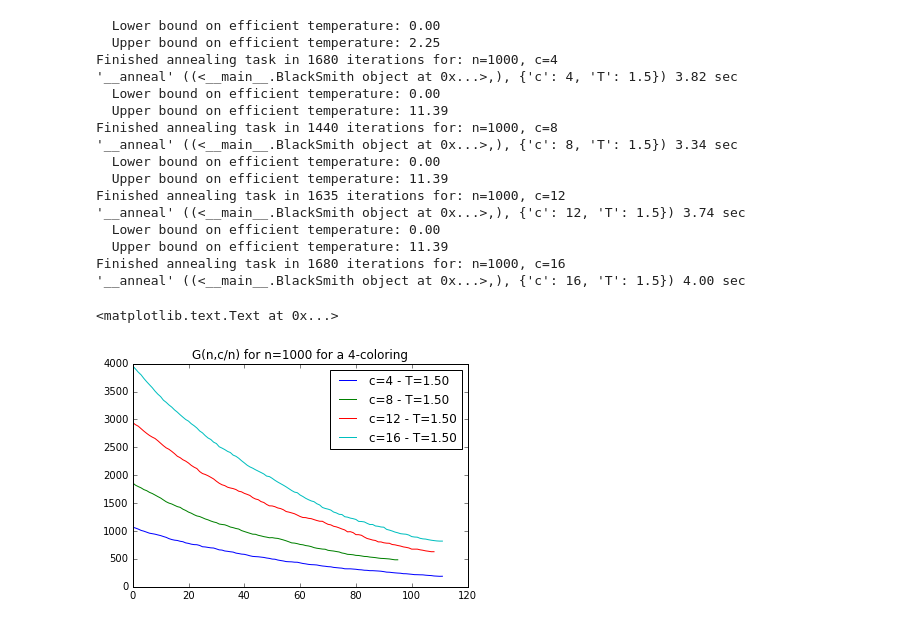
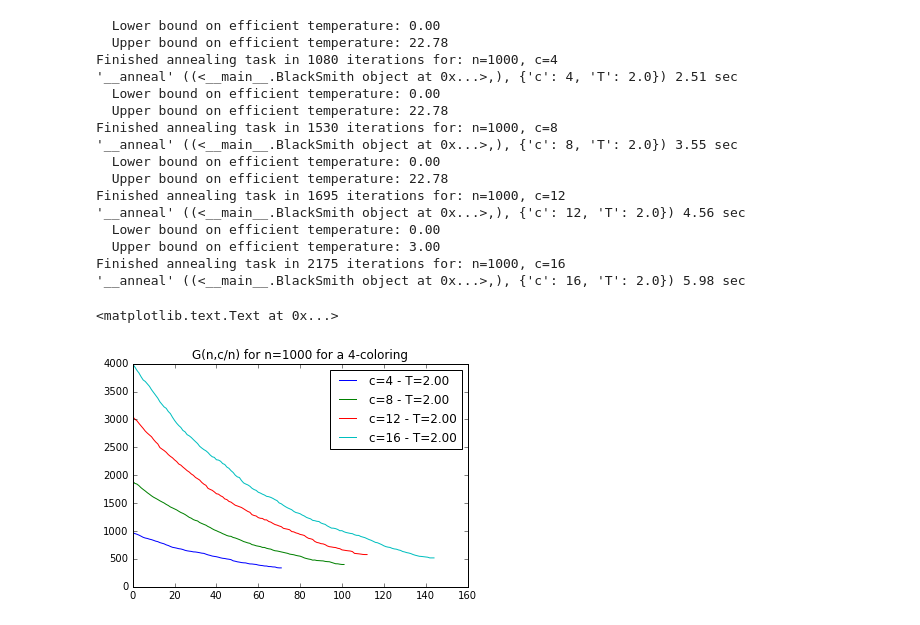
Before and after one commit to JoelDan192/JCastellon_LiuChen, a Jupyter notebook: SA_hamiltonians.ipynb, the cells around one changed output. Cells and saved outputs as stored; diff of their text form; code cells hidden in the pictures.

```diff
--- a/SA_hamiltonians.ipynb
+++ b/SA_hamiltonians.ipynb
@@ -87,7 +87,7 @@ class HamiltonianWorker(object):
         prevEnergy = self.E
         while T==0.0:
             steps+=1
-            _,newEnergy = self.__next_state_and_energy()
+            newColor,newEnergy = self.__next_state_and_energy()
             self.__update(newColor,newEnergy)
             T = abs(self.E - prevEnergy)
             prevEnergy = self.E
@@ -245,39 +245,39 @@ class BlackSmith(object):
 # %%
 %matplotlib inline
 import pandas as pd
 import matplotlib.pyplot as plt
 import itertools
 
 ## Example execution
 nb_vertices = 1000
 mean_degs = [4,8,12,16] #mean degress for Gnp's
 nb_colors = 4
 CoolingPeriod = 15 #TODO: optimize, try different parameters
-T_guess = 1.5
+T_guess = 2.0
 
 ct_pairs = zip(mean_degs,itertools.repeat(T_guess,len(mean_degs)))
 bsm = BlackSmith(q=nb_colors,n=nb_vertices,T_Period=CoolingPeriod,workline=ct_pairs,schedule='Cauchy')
 
 for c,T,trace in bsm.work():
     plt.plot(trace,label='c=%d - T=%.2f'%(c,T))
 plt.legend(loc='best')
 plt.title('G(n,c/n) for n=%d for a %d-coloring'%(nb_vertices,nb_colors))
 # %% [output]
   Lower bound on efficient temperature: 0.00
-  Upper bound on efficient temperature: 2.25
-Finished annealing task in 1680 iterations for: n=1000, c=4
-'__anneal' ((<__main__.BlackSmith object at 0x...>,), {'c': 4, 'T': 1.5}) 3.82 sec
+  Upper bound on efficient temperature: 22.78
+Finished annealing task in 1080 iterations for: n=1000, c=4
+'__anneal' ((<__main__.BlackSmith object at 0x...>,), {'c': 4, 'T': 2.0}) 2.51 sec
   Lower bound on efficient temperature: 0.00
-  Upper bound on efficient temperature: 11.39
-Finished annealing task in 1440 iterations for: n=1000, c=8
-'__anneal' ((<__main__.BlackSmith object at 0x...>,), {'c': 8, 'T': 1.5}) 3.34 sec
+  Upper bound on efficient temperature: 22.78
+Finished annealing task in 1530 iterations for: n=1000, c=8
+'__anneal' ((<__main__.BlackSmith object at 0x...>,), {'c': 8, 'T': 2.0}) 3.55 sec
   Lower bound on efficient temperature: 0.00
-  Upper bound on efficient temperature: 11.39
-Finished annealing task in 1635 iterations for: n=1000, c=12
-'__anneal' ((<__main__.BlackSmith object at 0x...>,), {'c': 12, 'T': 1.5}) 3.74 sec
+  Upper bound on efficient temperature: 22.78
+Finished annealing task in 1695 iterations for: n=1000, c=12
+'__anneal' ((<__main__.BlackSmith object at 0x...>,), {'c': 12, 'T': 2.0}) 4.56 sec
   Lower bound on efficient temperature: 0.00
-  Upper bound on efficient temperature: 11.39
-Finished annealing task in 1680 iterations for: n=1000, c=16
-'__anneal' ((<__main__.BlackSmith object at 0x...>,), {'c': 16, 'T': 1.5}) 4.00 sec
+  Upper bound on efficient temperature: 3.00
+Finished annealing task in 2175 iterations for: n=1000, c=16
+'__anneal' ((<__main__.BlackSmith object at 0x...>,), {'c': 16, 'T': 2.0}) 5.98 sec
 <matplotlib.text.Text at 0x...>
-[figure, old version]
+[figure, new version]
```
